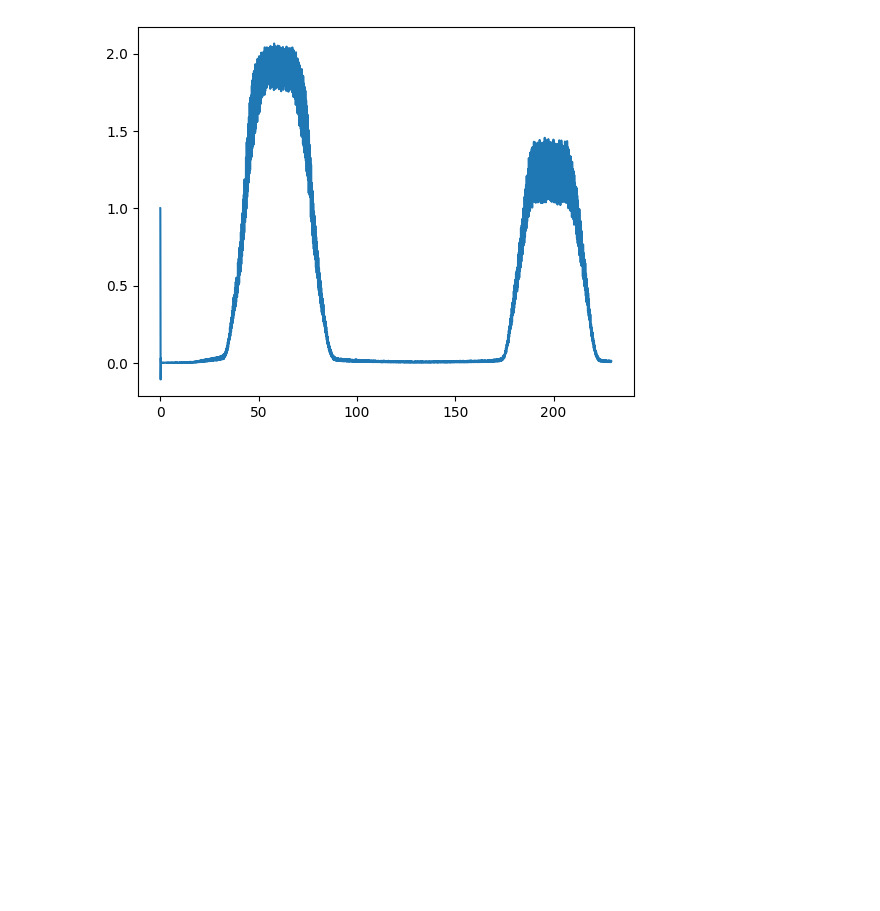
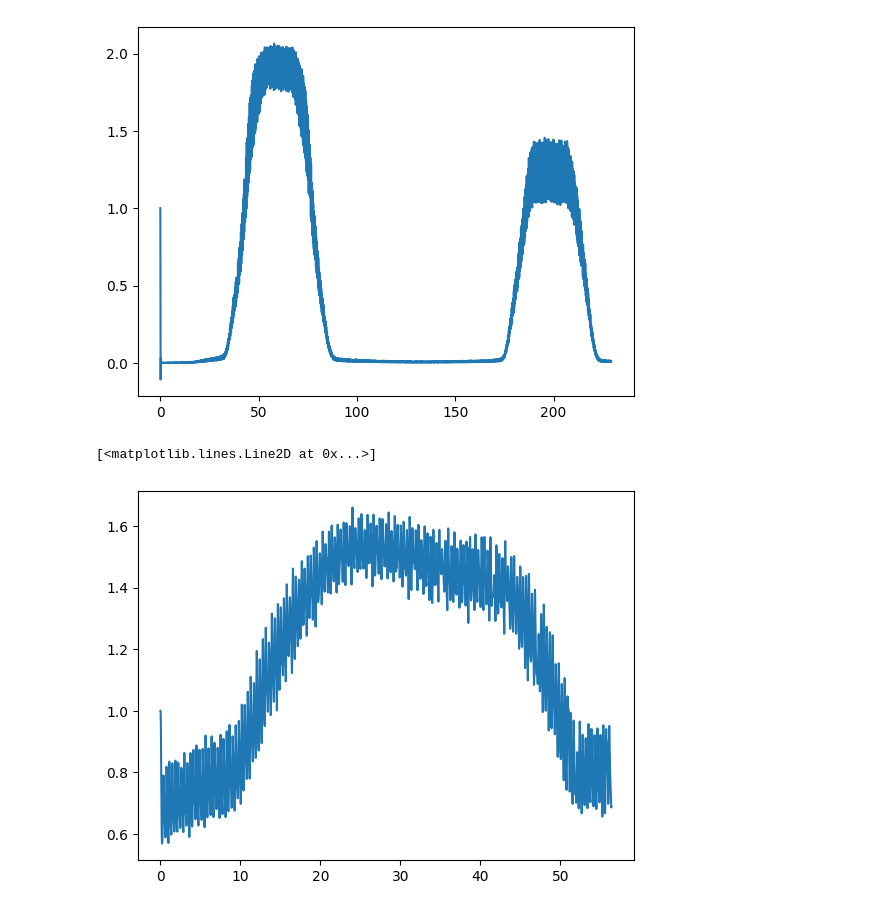
Before and after one commit to Klinjin/128AL, a Jupyter notebook: lab2_HD_shift/spectrum_plot.ipynb, the cells around one changed output. Saved outputs shown, nothing was run; the diff lists cells and outputs as text; code cells hidden in the pictures; blank space fills up the shorter version.

Commit message:
lab 2 curve fit update

```diff
--- a/lab2_HD_shift/spectrum_plot.ipynb
+++ b/lab2_HD_shift/spectrum_plot.ipynb
@@ -49,3 +49,9 @@ plt.plot(Hg_sp6[:,0],Hg_sp6[:,1])
 # %% [output]
 [<matplotlib.lines.Line2D at 0x...>]
 [figure]
+# %%
+HD1_01 = np.asarray(pandas.read_csv('HD1_01.csv',skipinitialspace=True))
+plt.plot(HD1_01[:,0],HD1_01[:,1])
+# %% [output]
+[<matplotlib.lines.Line2D at 0x...>]
+[figure, added]
```
Also changed, not shown: parts of 7 cells of this notebook.
